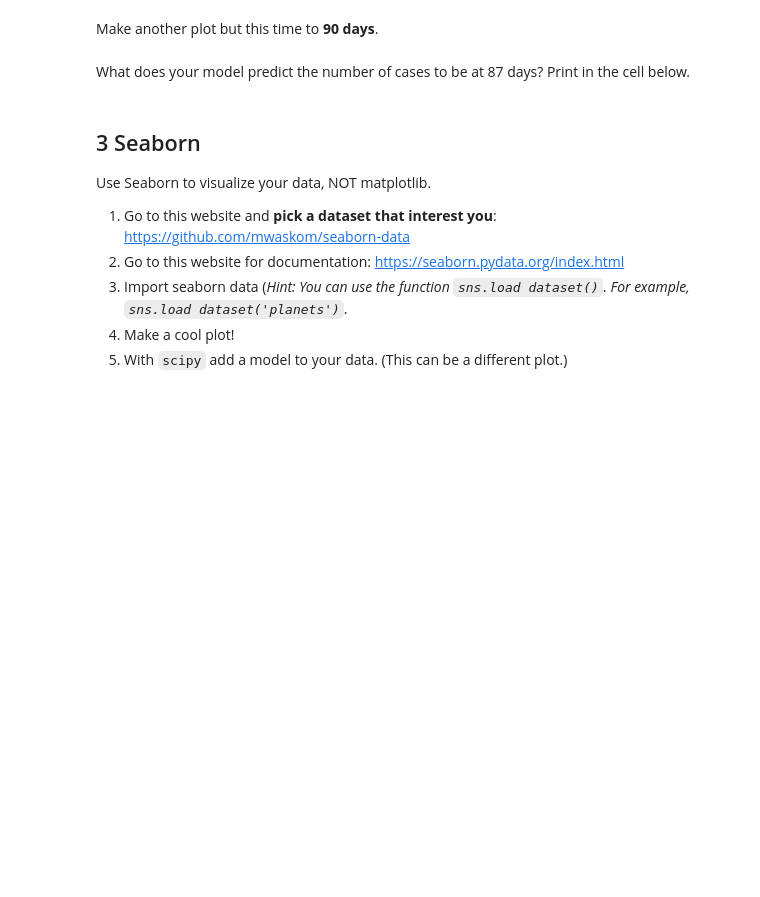
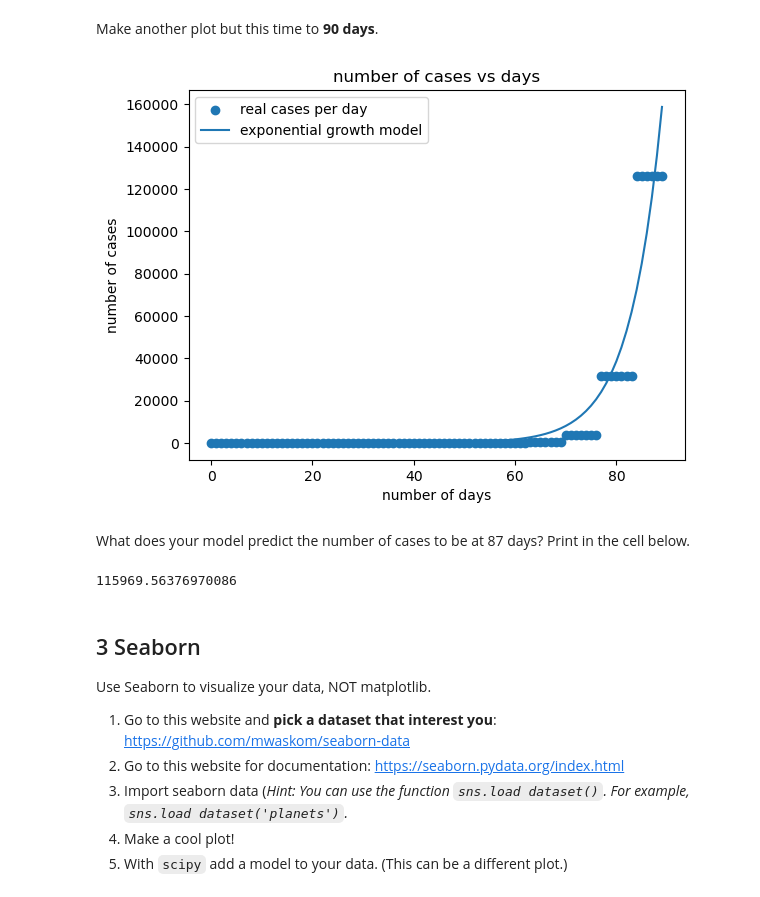
Before and after one commit to ADeight0n/ulab_angelina, a Jupyter notebook: homework13/hw13.ipynb, the cells around one changed output. Cells and saved outputs as stored; diff of their text form; code cells hidden in the pictures; blank space fills up the shorter version.

```diff
--- a/homework13/hw13.ipynb
+++ b/homework13/hw13.ipynb
@@ -97,7 +131,10 @@ url = "https://covid.ourworldindata.org/data/owid-covid-data.csv"
 With the `pandas` function `read_csv`, import the data in the cell below as a dataframe `df`.
 # %%
 # Your code here
+df = pd.read_csv("OWID COVID Data.csv")
 # %% [markdown]
 Select **United States** as the country and make a new data frame called `df_country` with only this information.
 # %%
 # Your code here
+df_country = df[df['iso_code'] == 'USA']
+print(df_country)
@@ -111,3 +166,9 @@ In your `df_country` dataframe, add a new column called **"days since start"** a
 *Hint: You can just take the length of your dataframe (`range(len(df_country))`).*
 # %%
 # Your code here
+df_country = df_country[['date', 'total_cases']]
+df_country.dropna()
+
+df_country['days_since_start'] = range(len(df_country))
+
+print(df_country)
@@ -136,6 +222,9 @@ where
 Write a **function** called `exponential_growth` that takes in arguments `t`, `C_0` and `r`. Return the function given above.
 # %%
 # Your code here
+def exponential_growth(t, C_0, r):
+    C_t = C_0*np.exp(r*t)
+    return C_t
 # %% [markdown]
 Make a new variable called `days` and another new variable called `cases`. To the `days` variable give it the first 30 rows (your column **"days_since_start"**) and to the `cases` variable give it the first 30 rows (your column **"total_cases"**).
 # %%
@@ -176,10 +306,33 @@ How well does your exponential model fit the actual COVID-19 data?
 Make another plot but this time to **90 days**.
 # %%
 # Your code here
+days = df_country['days_since_start'][:90]
+cases = df_country['total_cases'][:90]
+future_days = np.arange(90)
+
+p0 = [1, 0.1]
+popt, pcov = curve_fit(exponential_growth, days, cases, p0 = p0)
+C0_fit = popt[0]
+r_fit = popt[1]
+predicted_cases = exponetial_growth(future_days, C0_fit, r_fit)
+
+plt.scatter(days, cases, label = 'real cases per day')
+plt.plot(future_days, predicted_cases, label = 'exponential growth model')
+
+plt.xlabel('number of days')
+plt.ylabel('number of cases')
+plt.title('number of cases vs days')
+plt.legend()
+plt.show()
+# %% [output]
+[figure, added]
 # %% [markdown]
 What does your model predict the number of cases to be at 87 days? Print in the cell below.
 # %%
 # Your code here
+print(predicted_cases[87])
+# %% [output]
+115969.56376970086
 # %% [markdown]
 ## 3 Seaborn
 Use Seaborn to visualize your data, NOT matplotlib.
```
Also changed, not shown: parts of 26 cells of this notebook, 3 other files.
